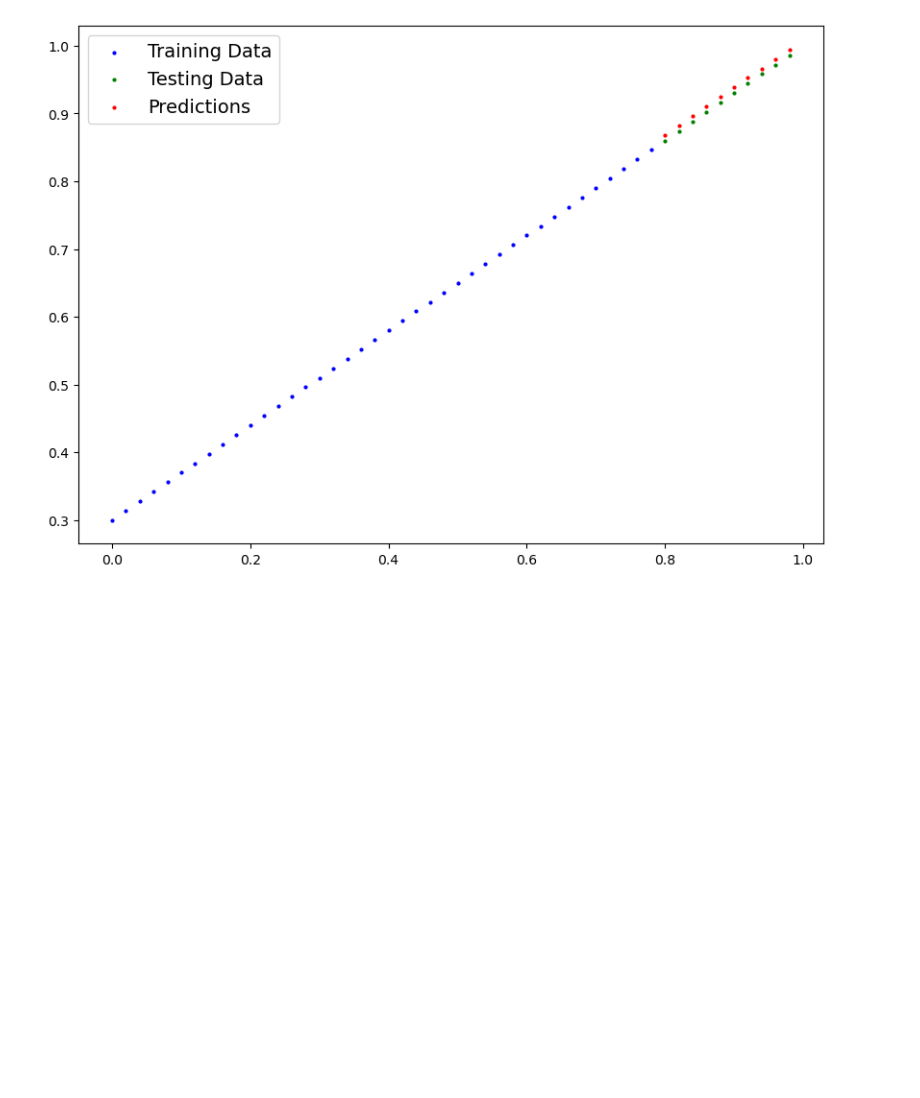
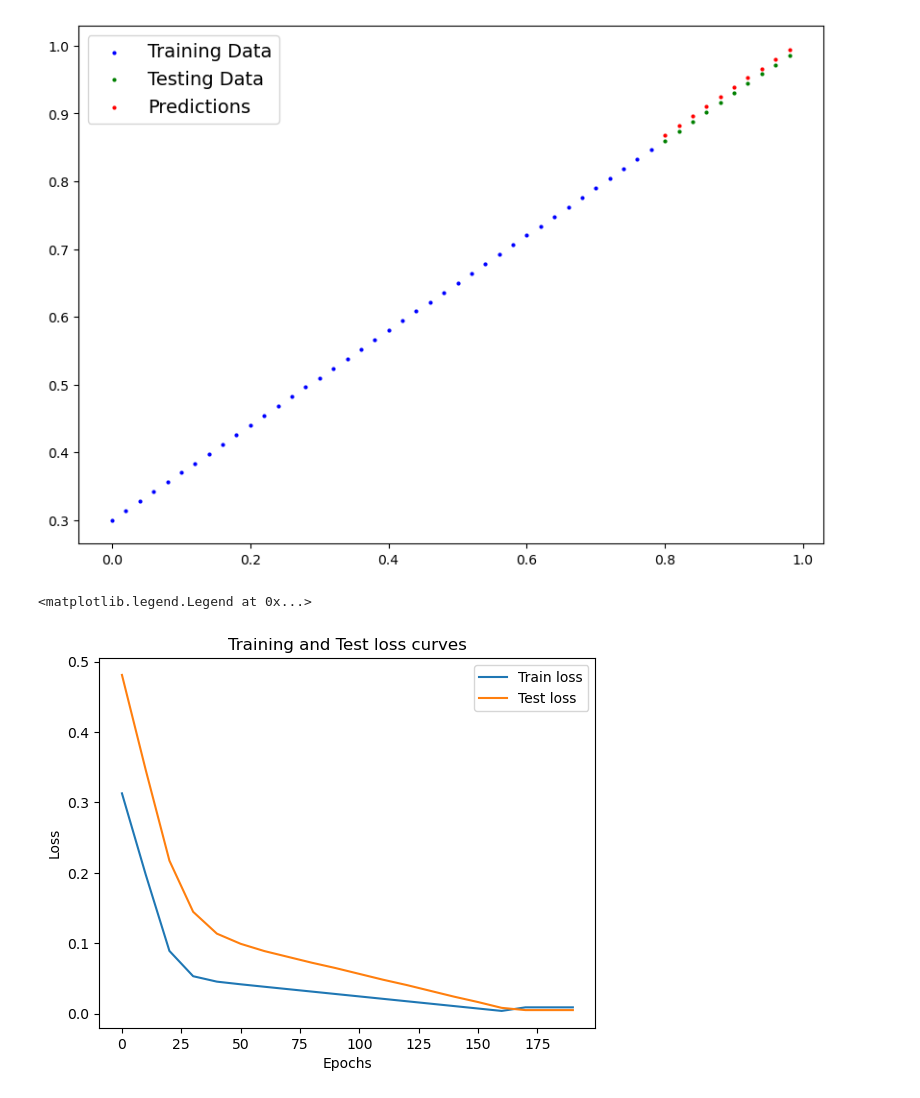
Before and after one commit to Asamse/pytorch_tutorial, a Jupyter notebook: 01_pytorch_workflow.ipynb, the cells around one changed output. Cells and saved outputs as stored; diff of their text form; code cells hidden in the pictures; blank space fills up the shorter version.

```diff
--- a/01_pytorch_workflow.ipynb
+++ b/01_pytorch_workflow.ipynb
@@ -226,7 +219,12 @@ Training loop structure
 torch.manual_seed(42)
 
 # epoch is one loop through the data (Hyperparameter = a parameter set by the user)
-epochs = 1000
+epochs = 200
+
+# Track Experiments
+epoch_counts = []
+loss_values = []
+test_loss_values = []
 
 ### Training
 # 0. Loop through the data
@@ -239,12 +237,12 @@ for epoch in range(epochs):
 
     # 2. Calculate loss
     loss = loss_fn(y_preds, y_train)
-    if (loss >= 0.02) & (epoch % 10 == 0):
-        print(f"Loss 10 steps: {loss}")
-    elif (loss <= 0.02) & (loss >= 0.01) & (epoch % 5 == 0):
-        print(f"Loss 5 steps: {loss}")
-    else:
-        pass
+    # if (loss >= 0.02) & (epoch % 10 == 0):
+    #     print(f"Loss 10 steps: {loss}")
+    # elif (loss <= 0.02) & (loss >= 0.01) & (epoch % 5 == 0):
+    #     print(f"Loss 5 steps: {loss}")
+    # else:
+    #     print(f"Loss: {loss}")
 
     # 3. Optimizer zero grad
     optimizer.zero_grad()
@@ -256,7 +254,21 @@ for epoch in range(epochs):
     optimizer.step() # By defaul the optimzer accumulates, step 3 ensure it is reset to zero
 
     model_0.eval() # Turns off different settings for model not needed for evaluation/testing (dropout/norm batch)
+    with torch.inference_mode(): # turns off gradient tracking
+        # 1. Forward pass
+        test_pred = model_0(X_test)
 
-# Print model parameters after training
-print(f"Model State: {model_0.state_dict()}")
+        # 2. Calculate the loss
+        test_loss = loss_fn(test_pred, y_test)
+
+    # Print out what is happening
+    if epoch % 10 == 0:
+        # Tracking experiment values
+        epoch_counts.append(epoch)
+        loss_values.append(loss)
+        test_loss_values.append(test_loss)
+
+        print(f"Epoch: {epoch} | MAE Test Loss: {loss} | MAE Test Loss: {test_loss}")
+        # Print model parameters after training
+        print(f"Model State: {model_0.state_dict()}")
 # %% [output]
@@ -286,3 +296,14 @@ with torch.inference_mode():
 plot_predictions(predictions=y_preds_new)
 # %% [output]
 [figure]
+# %%
+# Plot loss curves
+plt.plot(epoch_counts, torch.tensor(loss_values).detach().numpy(), label="Train loss")
+plt.plot(epoch_counts, torch.tensor(test_loss_values).detach().numpy(), label="Test loss")
+plt.title("Training and Test loss curves")
+plt.ylabel("Loss")
+plt.xlabel("Epochs")
+plt.legend()
+# %% [output]
+<matplotlib.legend.Legend at 0x...>
+[figure, added]
```
Also changed, not shown: parts of 33 cells of this notebook, 2 other files.
